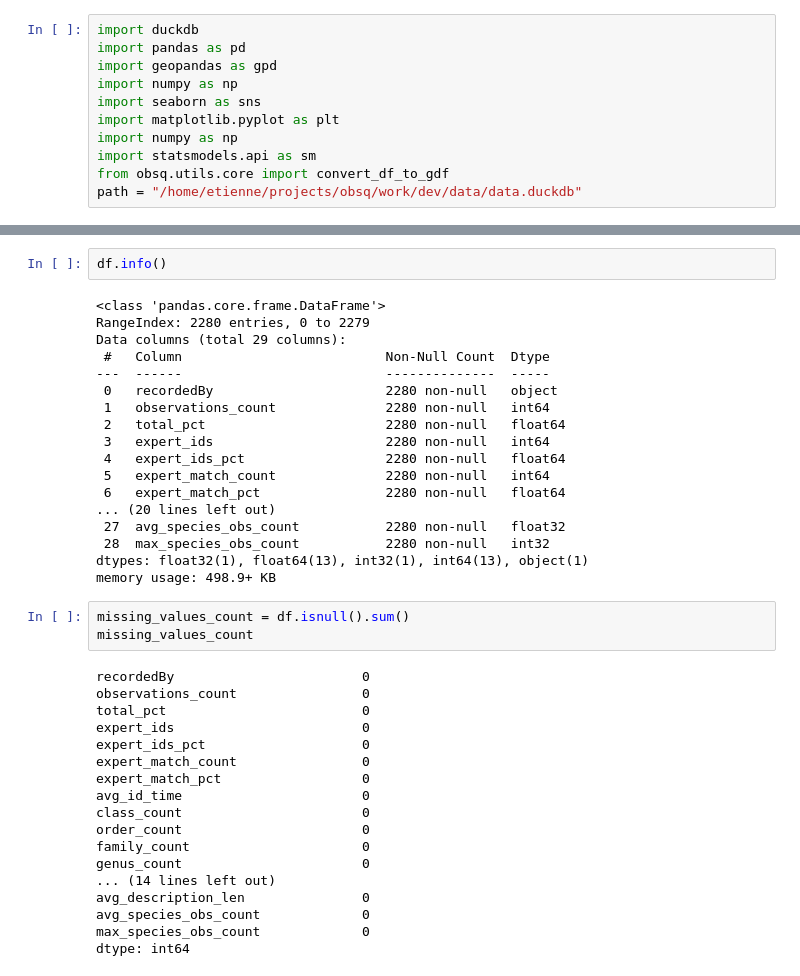
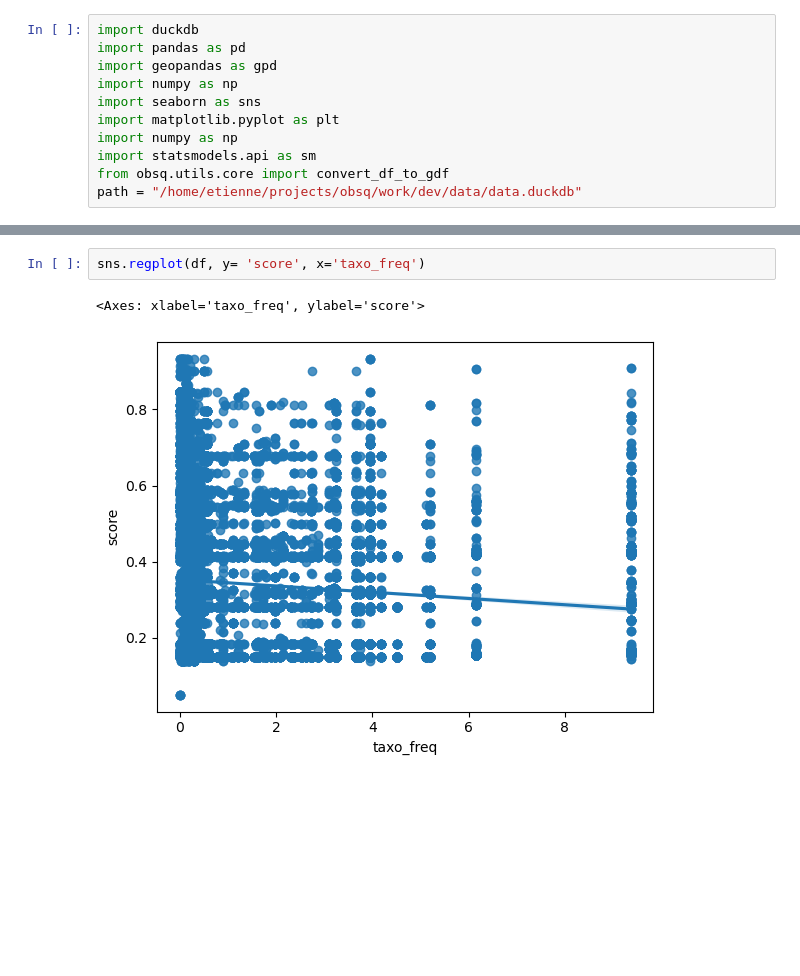
Before and after one commit to etiennegodin/CScorer, a Jupyter notebook: notebooks/eda/db_viz.ipynb, the cells around one changed output, grey strips where cells are left out. Drawn from its saved outputs; the diff is of its cells as text; blank space fills up the shorter version.

Commit message:
regression score

```diff
--- a/notebooks/eda/db_viz.ipynb
+++ b/notebooks/eda/db_viz.ipynb
@@ -79,41 +35,5 @@ df.describe()
-# %%
-df.info()
-# %% [output]
-<class 'pandas.core.frame.DataFrame'>
-RangeIndex: 2280 entries, 0 to 2279
-Data columns (total 29 columns):
- #   Column                          Non-Null Count  Dtype
----  ------                          --------------  -----
- 0   recordedBy                      2280 non-null   object
- 1   observations_count              2280 non-null   int64
- 2   total_pct                       2280 non-null   float64
- 3   expert_ids                      2280 non-null   int64
- 4   expert_ids_pct                  2280 non-null   float64
- 5   expert_match_count              2280 non-null   int64
- 6   expert_match_pct                2280 non-null   float64
-... (20 lines left out)
- 27  avg_species_obs_count           2280 non-null   float32
- 28  max_species_obs_count           2280 non-null   int32
-dtypes: float32(1), float64(13), int32(1), int64(13), object(1)
-memory usage: 498.9+ KB
-# %%
-missing_values_count = df.isnull().sum()
-missing_values_count
-# %% [output]
-recordedBy                        0
-observations_count                0
-total_pct                         0
-expert_ids                        0
-expert_ids_pct                    0
-expert_match_count                0
-expert_match_pct                  0
-avg_id_time                       0
-class_count                       0
-order_count                       0
-family_count                      0
-genus_count                       0
-... (14 lines left out)
-avg_description_len               0
-avg_species_obs_count             0
-max_species_obs_count             0
-dtype: int64
+# %%
+sns.regplot(df, y= 'score', x='taxo_freq')
+# %% [output]
+<Axes: xlabel='taxo_freq', ylabel='score'>
+[figure, added]
```
Also changed, not shown: parts of 8 cells of this notebook, 5 other files.
